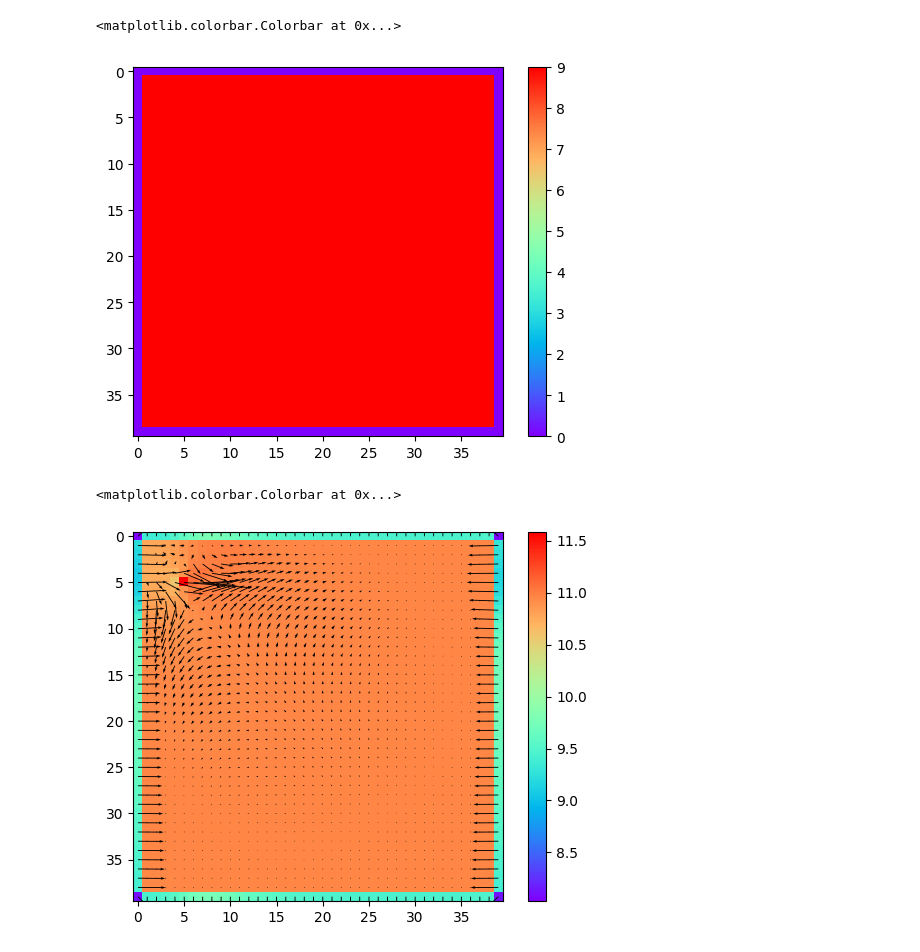
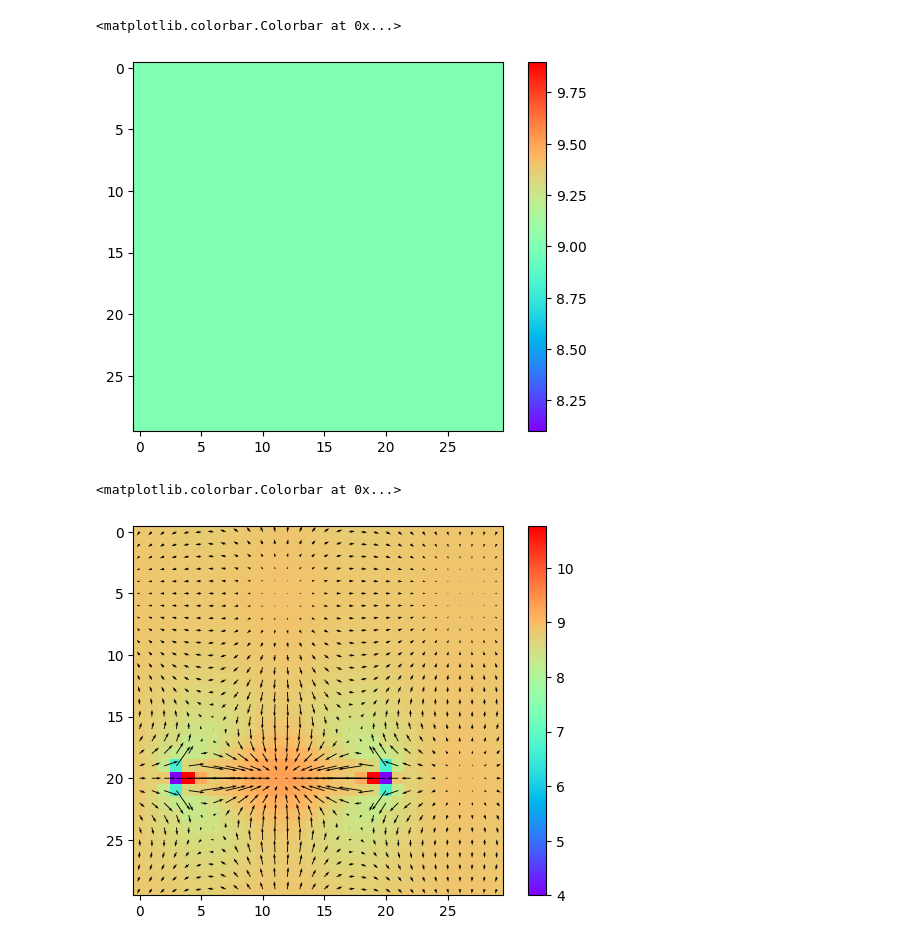
Before and after one commit to AtomThum/AIBuilder-LatticeBoltzmann, a Jupyter notebook: main.ipynb, the cells around one changed output. Saved outputs shown, nothing was run; the diff lists cells and outputs as text; code cells hidden in the pictures.

```diff
--- a/main.ipynb
+++ b/main.ipynb
@@ -8,8 +8,8 @@ from generators import WallGenerators
 
 # Initializing a rank three tensor filled with nodes
 latticeSize = 9
-xResolution = 40
-yResolution = 40
+xResolution = 30
+yResolution = 30
 relaxationTime = 0.809 # Best: 0.809
 # Weights
 unitVect = np.array(
@@ -25,39 +25,43 @@ fluid = np.ones(
     (xResolution, yResolution, latticeSize)
 )  # + 0.1 * np.random.randn(xResolution, yResolution, latticeSize)
 # fluid[:, 1, 1] = 3
-iteratedFluid = fluid.copy()
+fluid = fluid.copy()
 
 boundary = WallBoundary(xResolution, yResolution, False)
 generators = WallGenerators(boundary)
 
 # boundary.cylindricalWall([xResolution / 2, yResolution / 2], 6)
-boundary.borderWall()
+# boundary.borderWall()
+# boundary.filledStraightRectangularWall([8, 15], [16, 0])
+# boundary.filledStraightRectangularWall([16, 0], [29, 8])
+# boundary.filledStraightRectangularWall([20, 29], [20, 25])
+# boundary.filledStraightRectangularWall([0, 29], [10, 24])
 
 # generators.generateRandomBlocks(6, 10)
 
-pressureBoundaries = [] #[PressureBoundary(20, 36, 2, 0, 3), PressureBoundary(20, 3, 2, 0, 1)]
-velocityBoundaries = [VelocityBoundary(5, 5, [1], [2])]
+pressureBoundaries = [PressureBoundary(20, 20, 2, 0, 3), PressureBoundary(20, 3, 2, 0, 1)]
+velocityBoundaries = [] # [VelocityBoundary(3, 15, [4], [2])]
 
 fluid[boundary.boundary, :] = 0
 
 density = np.sum(fluid, axis=2)
 momentumX = np.sum(fluid * unitX, axis=2)
 momentumY = np.sum(fluid * unitY, axis=2)
 speedX = momentumX / density
 speedY = momentumY / density
 speedX = np.nan_to_num(speedX, posinf=0, neginf=0, nan=0)
 speedY = np.nan_to_num(speedY, posinf=0, neginf=0, nan=0)
 
 X = np.arange(xResolution)
 Y = np.arange(yResolution)
 
 plt.quiver(X, Y, speedX, speedY)
 plt.imshow(density, cmap="rainbow", interpolation="nearest")
 plt.colorbar()
 # plt.imshow(boundary.boundary, cmap = "gray", interpolation = "nearest")
 # %% [output]
 <matplotlib.colorbar.Colorbar at 0x...>
-[figure, old version]
+[figure, new version]
 # %%
 def stepFluid(fluid):
     # Stabilizing Step
@@ -105,18 +109,18 @@ def stepFluid(fluid):
 
     return fluid
 # %%
-stepAmount = 1000
+stepAmount = 10
 for i in range(stepAmount):
-	iteratedFluid = stepFluid(iteratedFluid)
-iteratedDensity = np.sum(iteratedFluid, axis = 2)
-iteratedMomentumX = np.sum(iteratedFluid * unitX, axis = 2)
-iteratedMomentumY = np.sum(iteratedFluid * unitY, axis = 2)
+	fluid = stepFluid(fluid)
+iteratedDensity = np.sum(fluid, axis = 2)
+iteratedMomentumX = np.sum(fluid * unitX, axis = 2)
+iteratedMomentumY = np.sum(fluid * unitY, axis = 2)
 plt.quiver(X, Y, iteratedMomentumX, iteratedMomentumY)
 plt.imshow(iteratedDensity, cmap = "rainbow", interpolation = "nearest")
 plt.colorbar()
 # %% [output]
 <matplotlib.colorbar.Colorbar at 0x...>
-[figure, old version]
+[figure, new version]
 # %%
 fig, ax = plt.subplots()
 heatmap = ax.imshow(iteratedDensity, cmap="rainbow")
```
Also changed, not shown: parts of 2 cells of this notebook, 3 other files.
